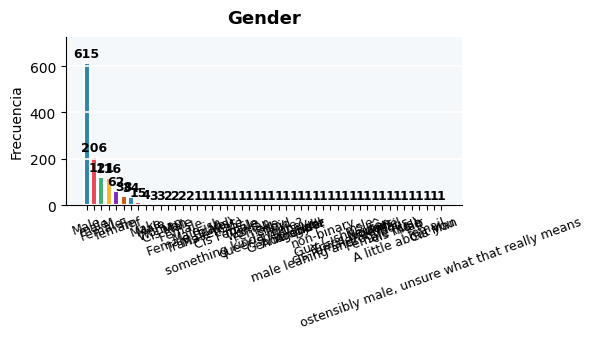
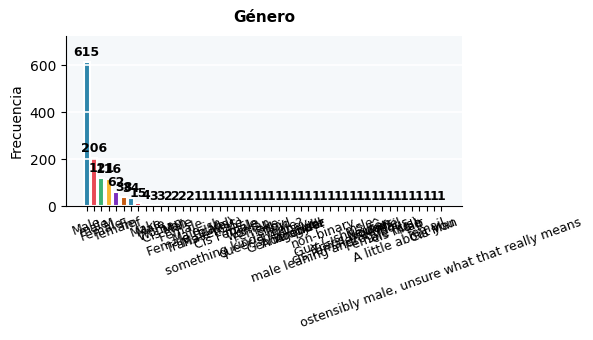
The change to this notebook cell's code, shown as a diff; its figure went from the first image to the second:
--- before
+++ after
@@ -1,2 +1,27 @@
+TITULOS = {
+    'Gender':                    'Género',
+    'self_employed':             '¿Trabaja de forma independiente?',
+    'family_history':            '¿Tiene historial familiar de enfermedad mental?',
+    'treatment':                 '¿Buscó tratamiento de salud mental?',
+    'work_interfere':            '¿La condición mental interfiere con el trabajo?',
+    'no_employees':              'Tamaño de la empresa (N° empleados)',
+    'remote_work':               '¿Trabaja de forma remota al menos 50%?',
+    'tech_company':              '¿El empleador es una empresa tech?',
+    'benefits':                  '¿El empleador ofrece beneficios de salud mental?',
+    'care_options':              '¿Conoce las opciones de cuidado mental del empleador?',
+    'wellness_program':          '¿El empleador tiene programa de bienestar?',
+    'seek_help':                 '¿El empleador ofrece recursos para buscar ayuda?',
+    'anonymity':                 '¿El anonimato está protegido?',
+    'leave':                     '¿Qué tan fácil es tomar licencia por salud mental?',
+    'mental_health_consequence': '¿Hablar de salud mental tendría consecuencias negativas?',
+    'phys_health_consequence':   '¿Hablar de salud física tendría consecuencias negativas?',
+    'coworkers':                 '¿Hablaría de salud mental con sus compañeros?',
+    'supervisor':                '¿Hablaría de salud mental con su supervisor?',
+    'mental_health_interview':   '¿Mencionaría salud mental en una entrevista?',
+    'phys_health_interview':     '¿Mencionaría salud física en una entrevista?',
+    'mental_vs_physical':        '¿El empleador toma igual en serio salud mental y física?',
+    'obs_consequence':           '¿Ha visto consecuencias negativas para compañeros?',
+}
+
 for col, orden in CATS.items():
     counts = df[col].value_counts()
@@ -11,5 +36,5 @@
         ax.text(i, v + counts.max() * 0.02, str(v), ha='center', va='bottom', fontsize=9, fontweight='bold')
 
-    ax.set_title(col, fontsize=13, fontweight='bold', pad=10)
+    ax.set_title(TITULOS.get(col, col), fontsize=11, fontweight='bold', pad=10)  # ← título en español
     ax.set_ylabel('Frecuencia', fontsize=10)
     ax.set_ylim(0, counts.max() * 1.18)

Commit: Creado con Colab